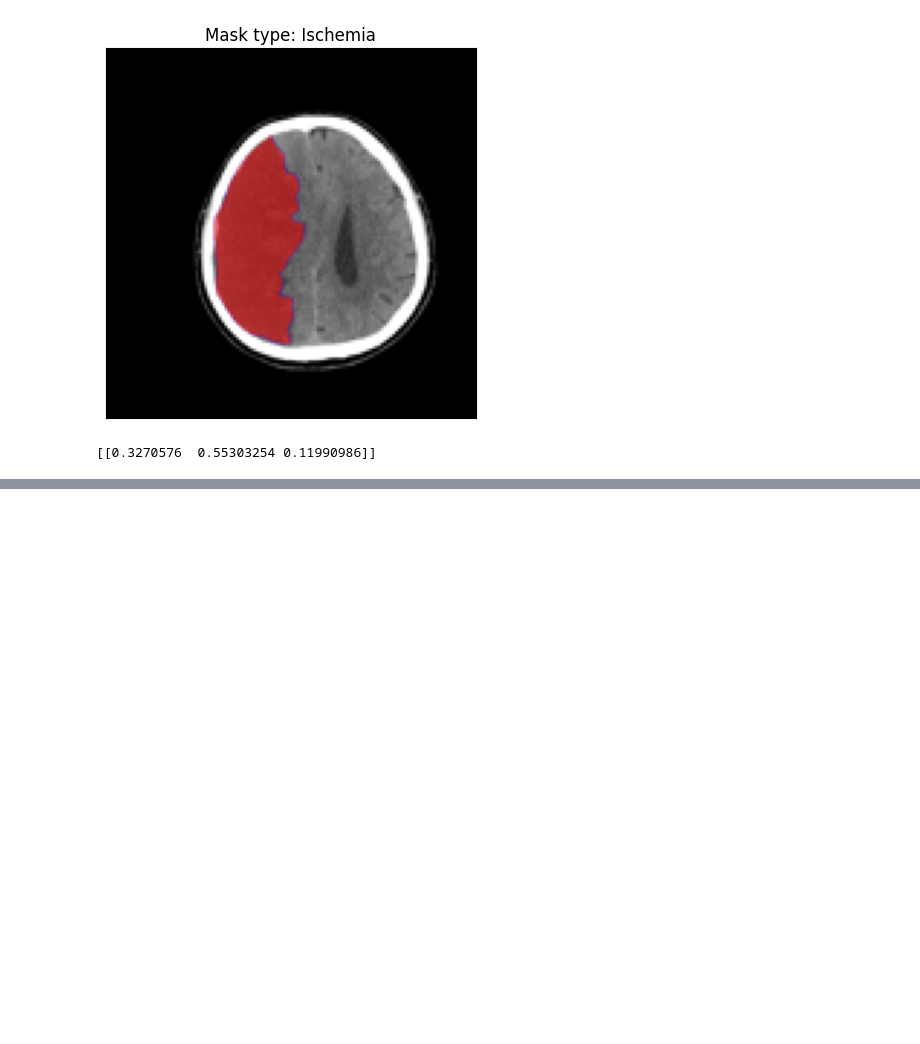
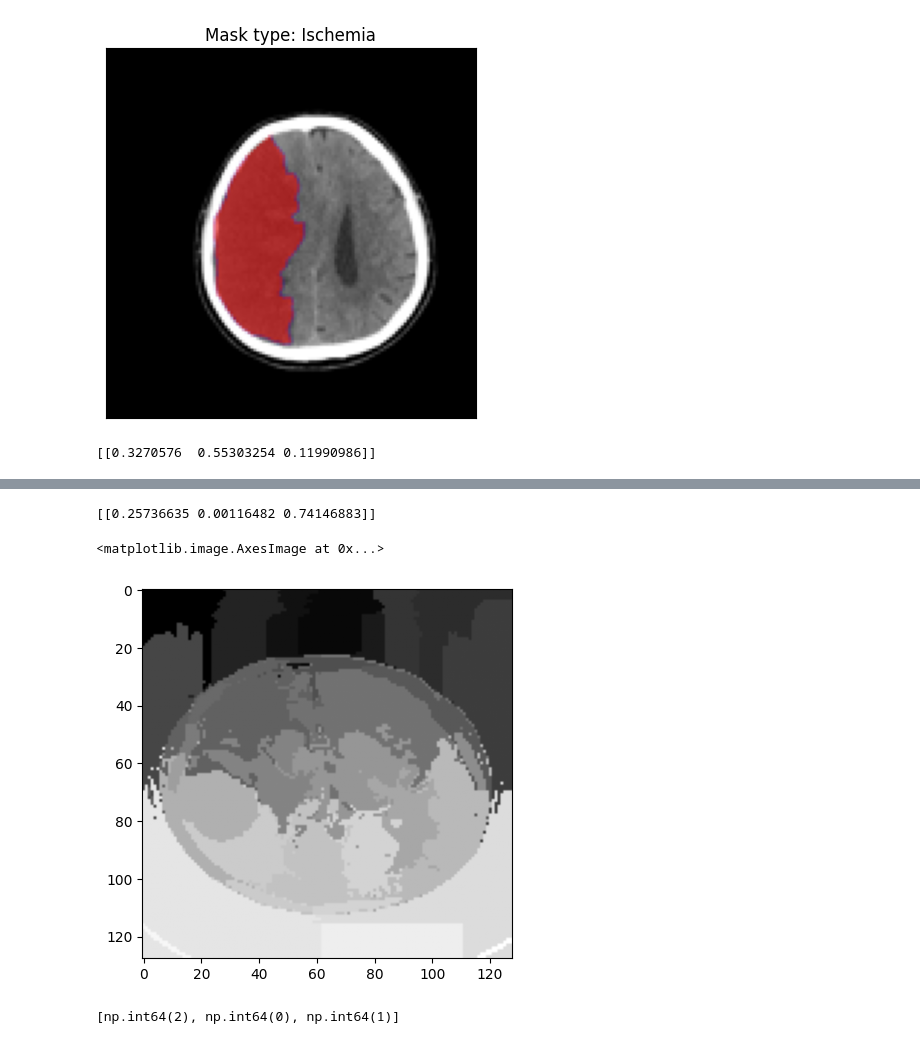
Before and after one commit to bastifwp/Explanation-IAmodels-CT, a Jupyter notebook: svc_128x128.ipynb, the cells around one changed output, grey strips where cells are left out. Drawn from its saved outputs; the diff is of its cells as text; code cells hidden in the pictures; blank space fills up the shorter version.

```diff
--- a/svc_128x128.ipynb
+++ b/svc_128x128.ipynb
@@ -382,0 +435,32 @@ plt.show()
+# %%
+print(svm.predict_proba(img_to_explain.flatten().reshape(1, -1)))
+# %% [output]
+[[0.25736635 0.00116482 0.74146883]]
+# %%
+segmenter = lambda image: quickshift(
+    image,
+    kernel_size=3,
+    max_dist=100,
+    ratio=2
+)
+
+explanation = explainer.explain_instance(
+    img_to_explain,
+    predict_svm,
+    top_labels=3,
+    hide_color=0,
+    num_samples=1000,
+    segmentation_fn=segmenter #Borrar esto para default
+)
+# %%
+plt.imshow(explanation.segments, cmap="gray")
+# %% [output]
+<matplotlib.image.AxesImage at 0x...>
+[figure, added]
+# %%
+#0:normal
+#1: Ischemia
+#2: Bleeding
+explanation.top_labels
+# %% [output]
+[np.int64(2), np.int64(0), np.int64(1)]
```
Also changed, not shown: parts of 14 cells of this notebook.
